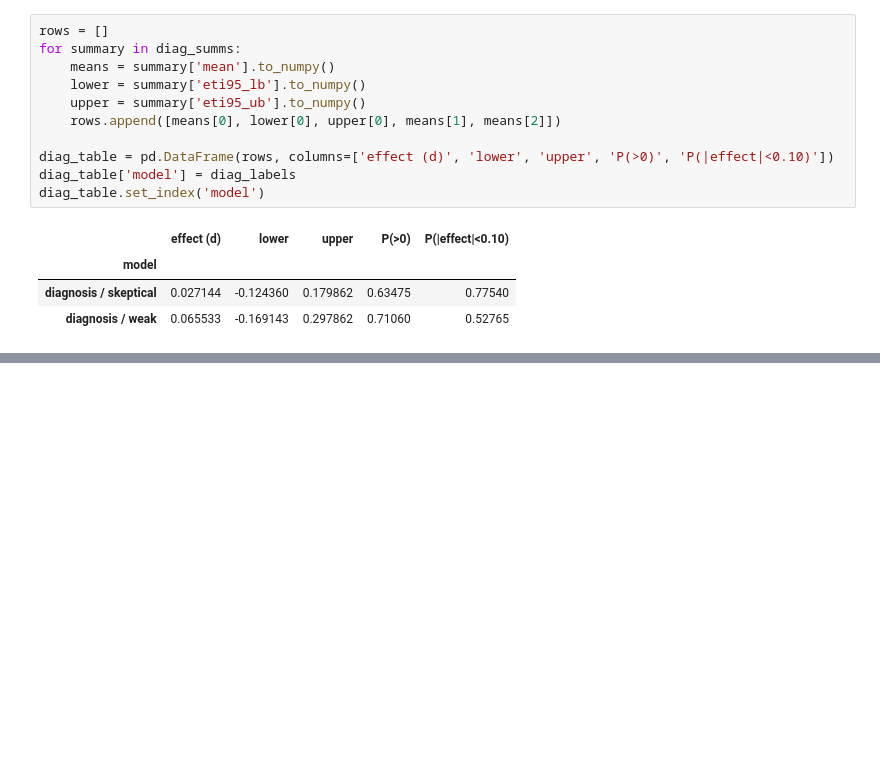
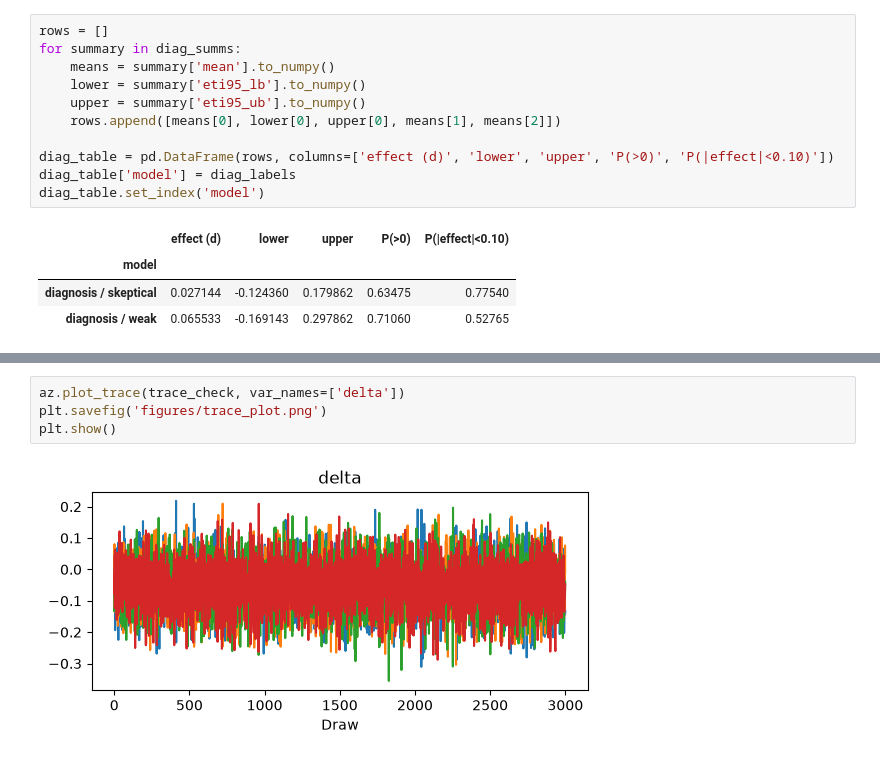
Before and after one commit to abtinkhashayar/bfy-bayesian-reanalysis, a Jupyter notebook: analysis_of_priors.ipynb, the cells around one changed output, grey strips where cells are left out. Saved outputs shown, nothing was run; the diff lists cells and outputs as text; blank space fills up the shorter version.

```diff
--- a/analysis_of_priors.ipynb
+++ b/analysis_of_priors.ipynb
@@ -196,0 +269,6 @@ diag_table.set_index('model')
+# %%
+az.plot_trace(trace_check, var_names=['delta'])
+plt.savefig('figures/trace_plot.png')
+plt.show()
+# %% [output]
+[figure, added]
```
Also changed, not shown: parts of 7 cells of this notebook.
